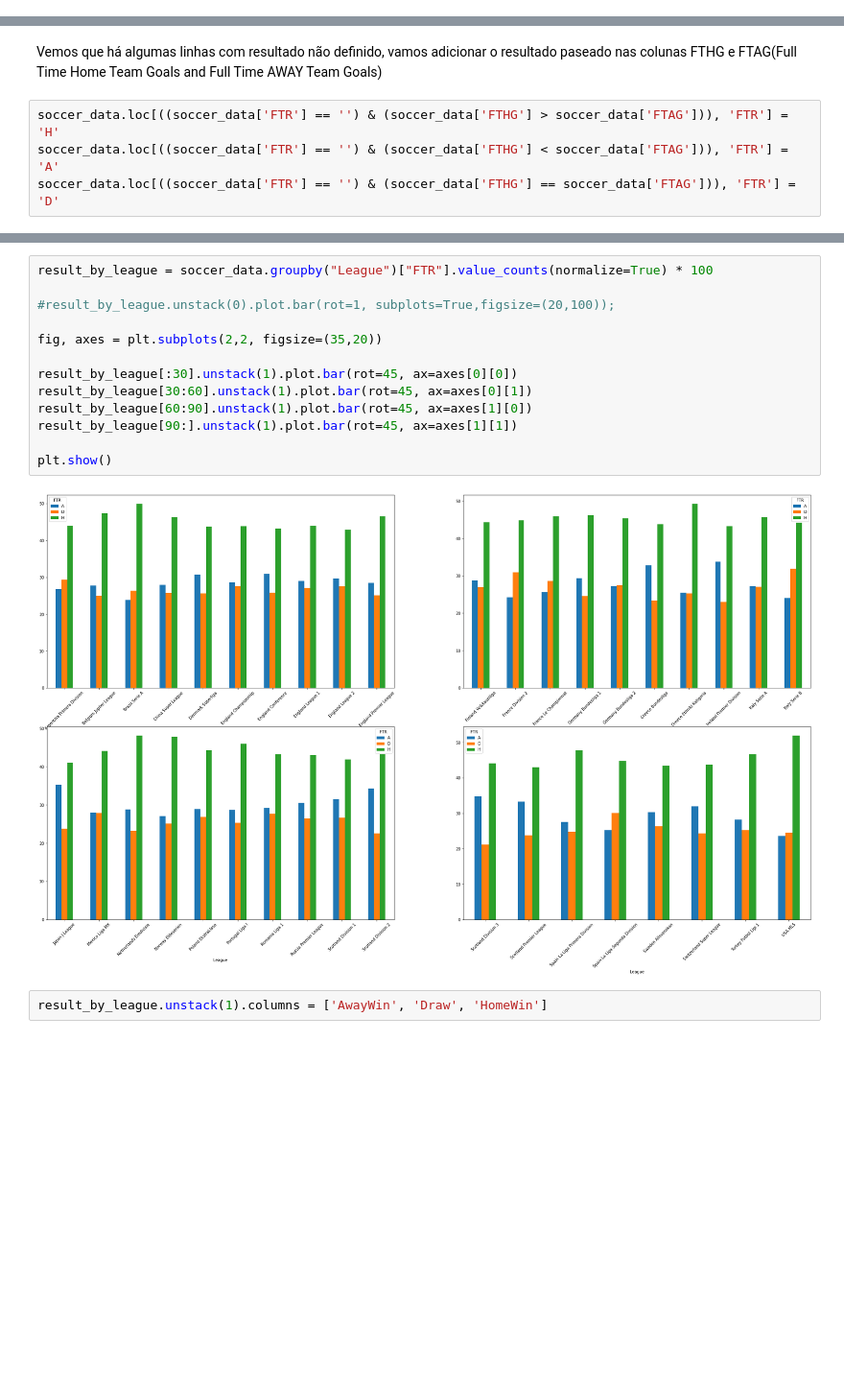
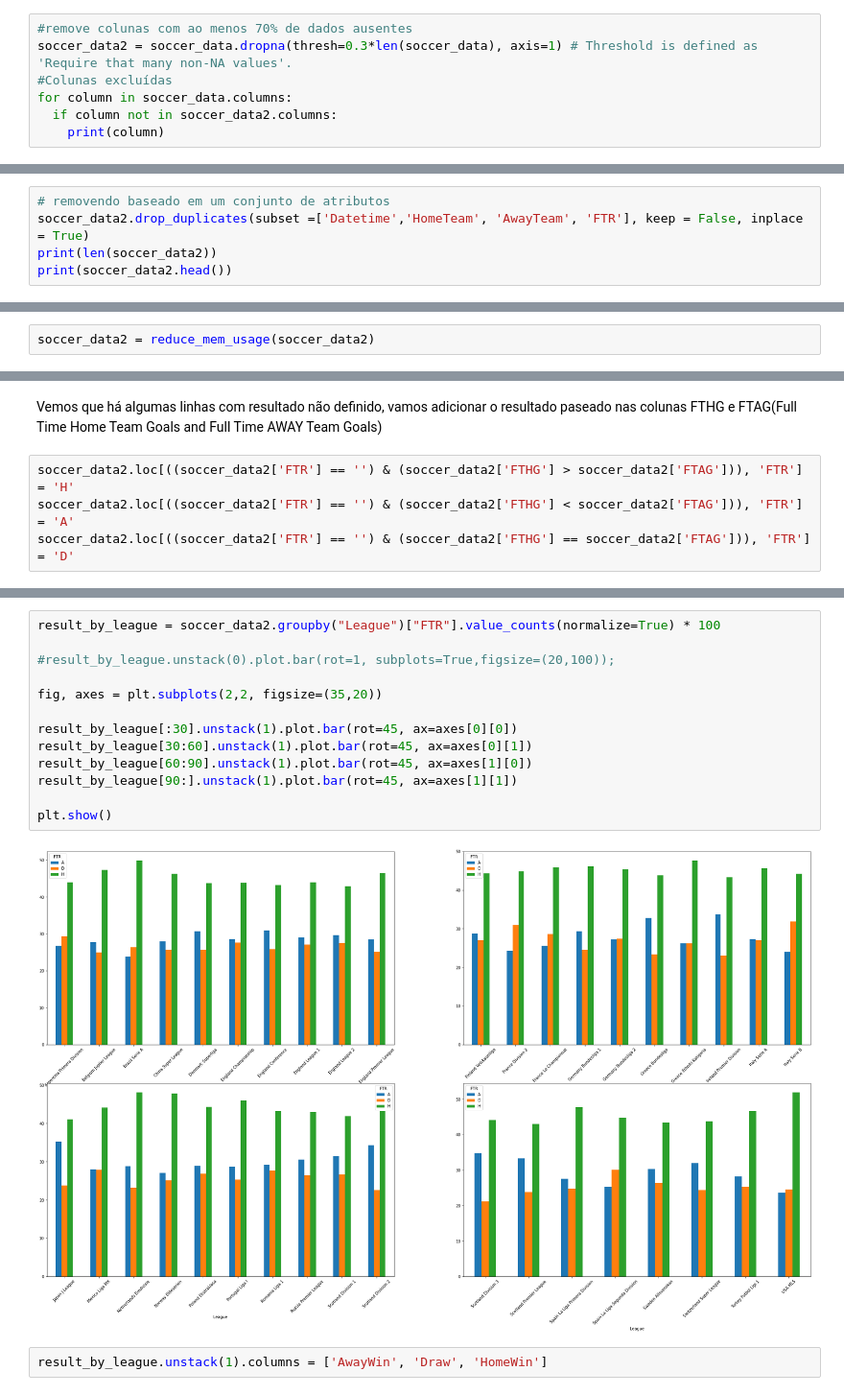
Before and after one commit to prximenes/world-soccer-data-results-odds, a Jupyter notebook: data_processing.ipynb, the cells around one changed output, grey strips where cells are left out. Shown at 96% size. Saved outputs shown, nothing was run; the diff lists cells and outputs as text; blank space fills up the shorter version.

```diff
--- a/data_processing.ipynb
+++ b/data_processing.ipynb
@@ -538,0 +611,7 @@ Name: AvgH, Length: 179807, dtype: float64
+# %%
+#remove colunas com ao menos 70% de dados ausentes
+soccer_data2 = soccer_data.dropna(thresh=0.3*len(soccer_data), axis=1) # Threshold is defined as 'Require that many non-NA values'.
+#Colunas excluídas
+for column in soccer_data.columns:
+  if column not in soccer_data2.columns:
+    print(column)
@@ -538,0 +660,5 @@ Name: AvgH, Length: 179807, dtype: float64
+# %%
+# removendo baseado em um conjunto de atributos
+soccer_data2.drop_duplicates(subset =['Datetime','HomeTeam', 'AwayTeam', 'FTR'], keep = False, inplace = True)
+print(len(soccer_data2))
+print(soccer_data2.head())
@@ -547,0 +703,2 @@ Mem. usage decreased to 21.58 Mb (55.7% reduction)
+# %%
+soccer_data2 = reduce_mem_usage(soccer_data2)
@@ -602,6 +761,6 @@ Categories (4, object): ['H', 'D', 'A', '']
 # %% [markdown]
 Vemos que há algumas linhas com resultado não definido, vamos adicionar o resultado paseado nas colunas FTHG e FTAG(Full Time Home Team Goals and Full Time AWAY Team Goals)
 # %%
-soccer_data.loc[((soccer_data['FTR'] == '') & (soccer_data['FTHG'] > soccer_data['FTAG'])), 'FTR'] = 'H'
-soccer_data.loc[((soccer_data['FTR'] == '') & (soccer_data['FTHG'] < soccer_data['FTAG'])), 'FTR'] = 'A'
-soccer_data.loc[((soccer_data['FTR'] == '') & (soccer_data['FTHG'] == soccer_data['FTAG'])), 'FTR'] = 'D'
+soccer_data2.loc[((soccer_data2['FTR'] == '') & (soccer_data2['FTHG'] > soccer_data2['FTAG'])), 'FTR'] = 'H'
+soccer_data2.loc[((soccer_data2['FTR'] == '') & (soccer_data2['FTHG'] < soccer_data2['FTAG'])), 'FTR'] = 'A'
+soccer_data2.loc[((soccer_data2['FTR'] == '') & (soccer_data2['FTHG'] == soccer_data2['FTAG'])), 'FTR'] = 'D'
@@ -617,20 +781,20 @@ D    26.554027
 Name: FTR, dtype: float64
 [figure]
 # %%
-result_by_league = soccer_data.groupby("League")["FTR"].value_counts(normalize=True) * 100
+result_by_league = soccer_data2.groupby("League")["FTR"].value_counts(normalize=True) * 100
 
 #result_by_league.unstack(0).plot.bar(rot=1, subplots=True,figsize=(20,100));
 
 fig, axes = plt.subplots(2,2, figsize=(35,20))
 
 result_by_league[:30].unstack(1).plot.bar(rot=45, ax=axes[0][0])
 result_by_league[30:60].unstack(1).plot.bar(rot=45, ax=axes[0][1])
 result_by_league[60:90].unstack(1).plot.bar(rot=45, ax=axes[1][0])
 result_by_league[90:].unstack(1).plot.bar(rot=45, ax=axes[1][1])
 
 plt.show()
 # %% [output]
-[figure, old version]
+[figure, new version]
 # %%
 result_by_league.unstack(1).columns = ['AwayWin', 'Draw', 'HomeWin']
 # %% [markdown]
```
Also changed, not shown: parts of 106 cells of this notebook.
